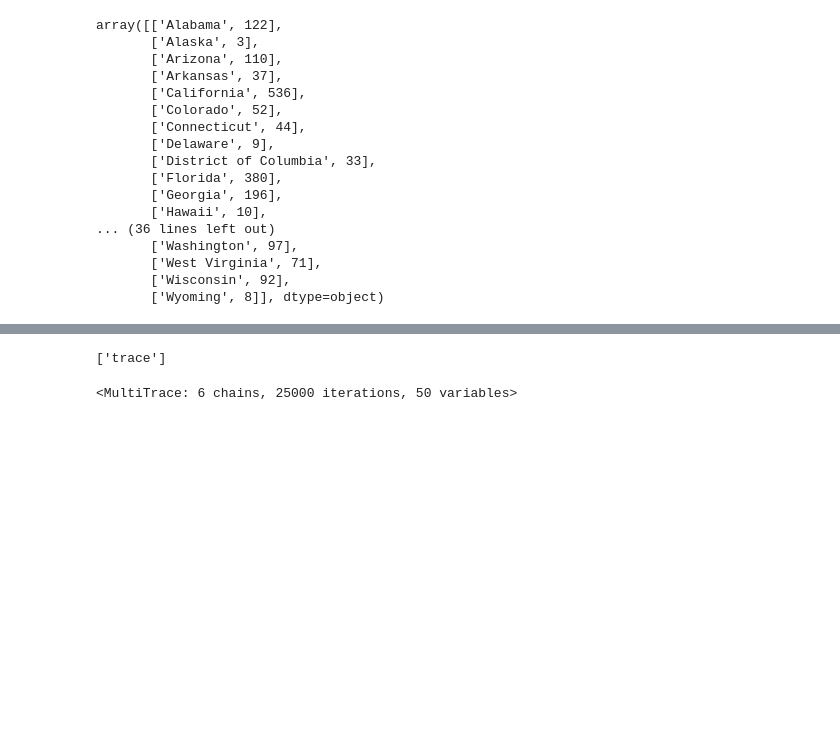
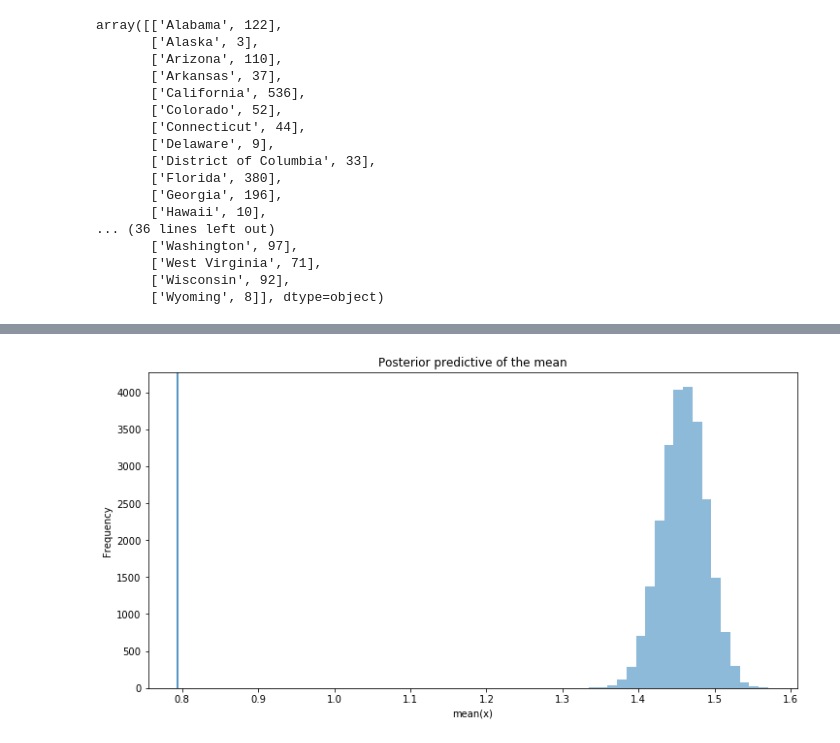
Before and after one commit to wl2522/MSR2, a Jupyter notebook: MRP.ipynb, the cells around one changed output, grey strips where cells are left out. Drawn from its saved outputs; the diff is of its cells as text; code cells hidden in the pictures; blank space fills up the shorter version.

```diff
--- a/MRP.ipynb
+++ b/MRP.ipynb
@@ -375,8 +397,9 @@ Percentage of Divergent 0.01020
-# %%
-joblib.dump(trace, 'trace')
-# %% [output]
-['trace']
-# %%
-trace
-# %% [output]
-<MultiTrace: 6 chains, 25000 iterations, 50 variables>
+# %%
+ppc = pm.sample_ppc(trace, model=model)
+# %%
+_, ax = plt.subplots(figsize=(12, 6))
+ax.hist([n.mean() for n in ppc['obs']], bins=19, alpha=0.5)
+ax.axvline(index1['Will Vote'].mean())
+ax.set(title='Posterior predictive of the mean', xlabel='mean(x)', ylabel='Frequency');
+# %% [output]
+[figure, added]
```
Also changed, not shown: parts of 6 cells of this notebook.
